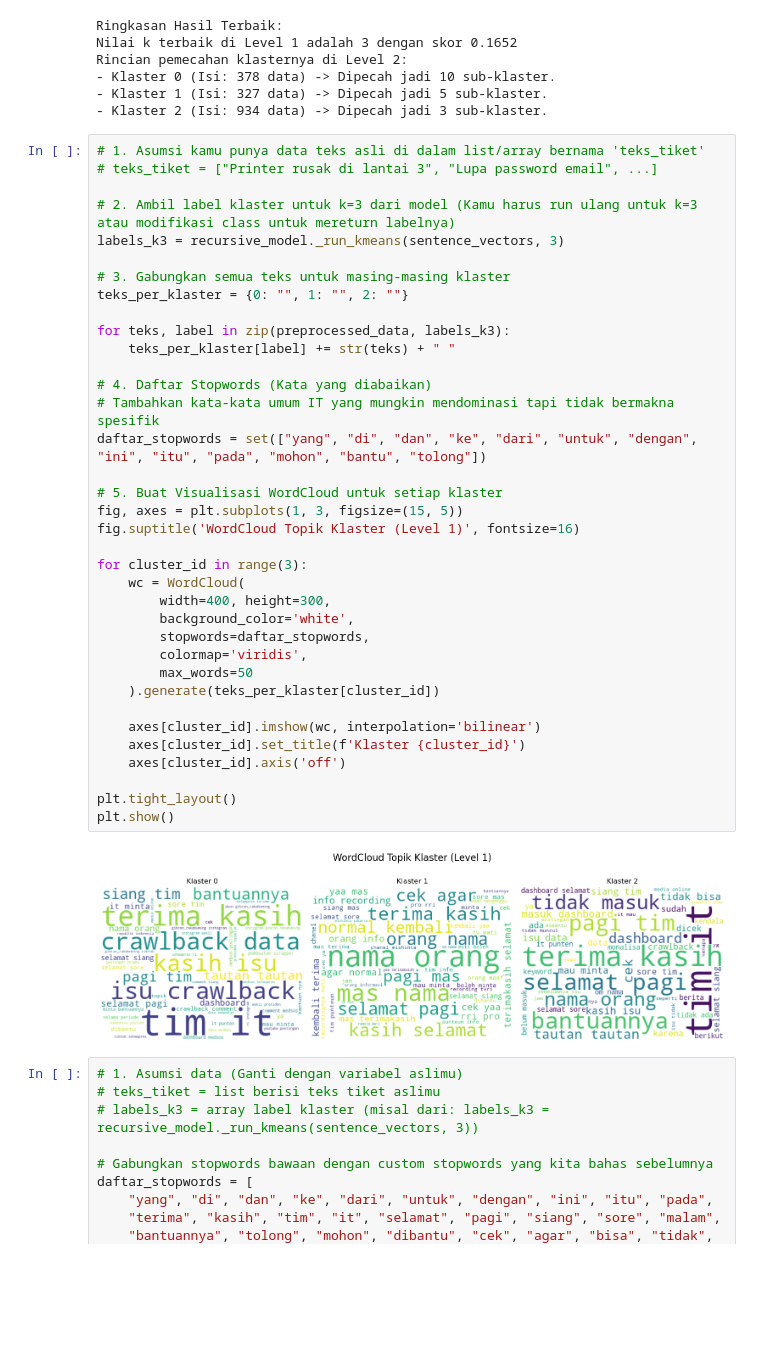
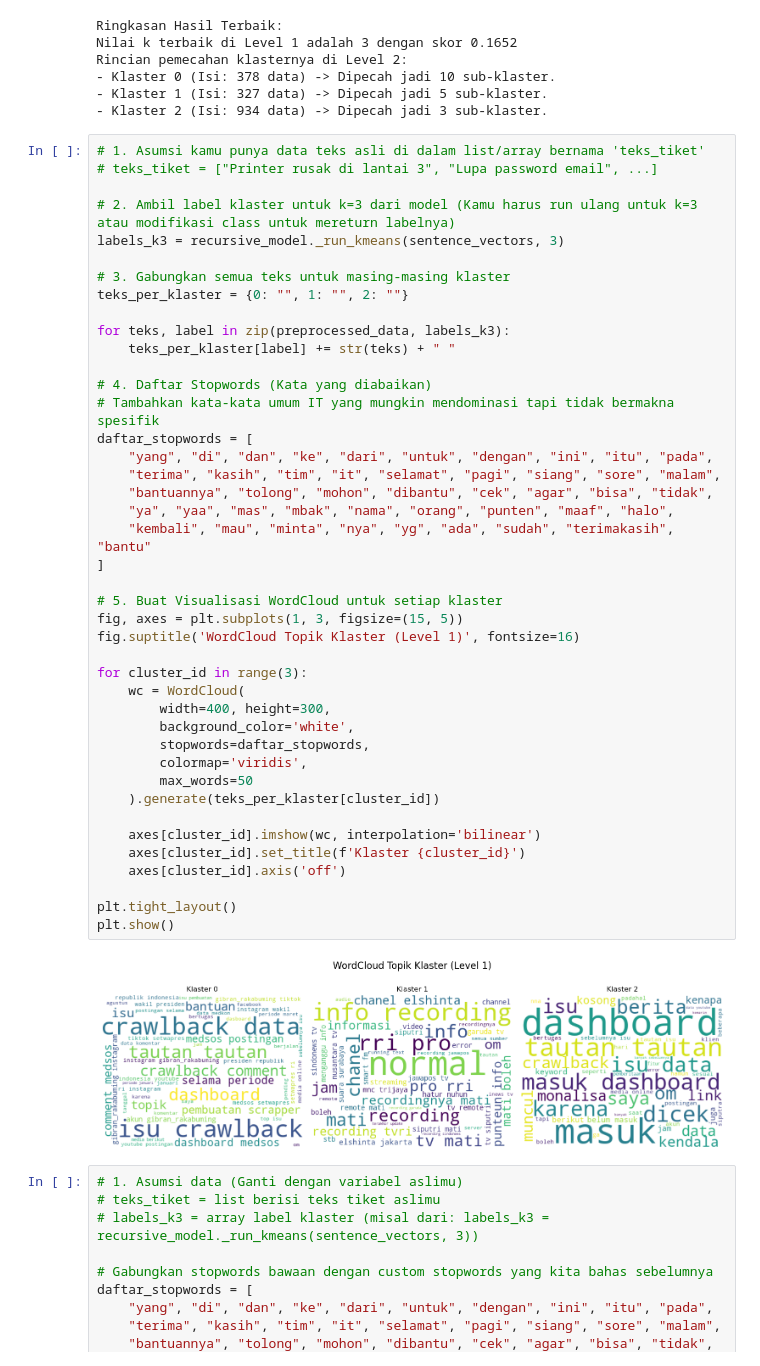
Before and after one commit to septyanagstn/clustering_indosbert_recursive_spherical_k-means, a Jupyter notebook: main.ipynb, the cells around one changed output. Cells and saved outputs as stored; diff of their text form; blank space fills up the shorter version.

```diff
--- a/main.ipynb
+++ b/main.ipynb
@@ -115,35 +120,41 @@ labels_k3 = recursive_model._run_kmeans(sentence_vectors, 3)
 
 # 3. Gabungkan semua teks untuk masing-masing klaster
 teks_per_klaster = {0: "", 1: "", 2: ""}
 
 for teks, label in zip(preprocessed_data, labels_k3):
     teks_per_klaster[label] += str(teks) + " "
 
 # 4. Daftar Stopwords (Kata yang diabaikan)
 # Tambahkan kata-kata umum IT yang mungkin mendominasi tapi tidak bermakna spesifik
-daftar_stopwords = set(["yang", "di", "dan", "ke", "dari", "untuk", "dengan", "ini", "itu", "pada", "mohon", "bantu", "tolong"])
+daftar_stopwords = [
+    "yang", "di", "dan", "ke", "dari", "untuk", "dengan", "ini", "itu", "pada",
+    "terima", "kasih", "tim", "it", "selamat", "pagi", "siang", "sore", "malam",
+    "bantuannya", "tolong", "mohon", "dibantu", "cek", "agar", "bisa", "tidak",
+    "ya", "yaa", "mas", "mbak", "nama", "orang", "punten", "maaf", "halo",
+    "kembali", "mau", "minta", "nya", "yg", "ada", "sudah", "terimakasih", "bantu"
+]
 
 # 5. Buat Visualisasi WordCloud untuk setiap klaster
 fig, axes = plt.subplots(1, 3, figsize=(15, 5))
 fig.suptitle('WordCloud Topik Klaster (Level 1)', fontsize=16)
 
 for cluster_id in range(3):
     wc = WordCloud(
         width=400, height=300,
         background_color='white',
         stopwords=daftar_stopwords,
         colormap='viridis',
         max_words=50
     ).generate(teks_per_klaster[cluster_id])
 
     axes[cluster_id].imshow(wc, interpolation='bilinear')
     axes[cluster_id].set_title(f'Klaster {cluster_id}')
     axes[cluster_id].axis('off')
 
 plt.tight_layout()
 plt.show()
 # %% [output]
-[figure, old version]
+[figure, new version]
 # %%
 # 1. Asumsi data (Ganti dengan variabel aslimu)
 # teks_tiket = list berisi teks tiket aslimu
```
Also changed, not shown: parts of 1 cell of this notebook, 8 other files.
